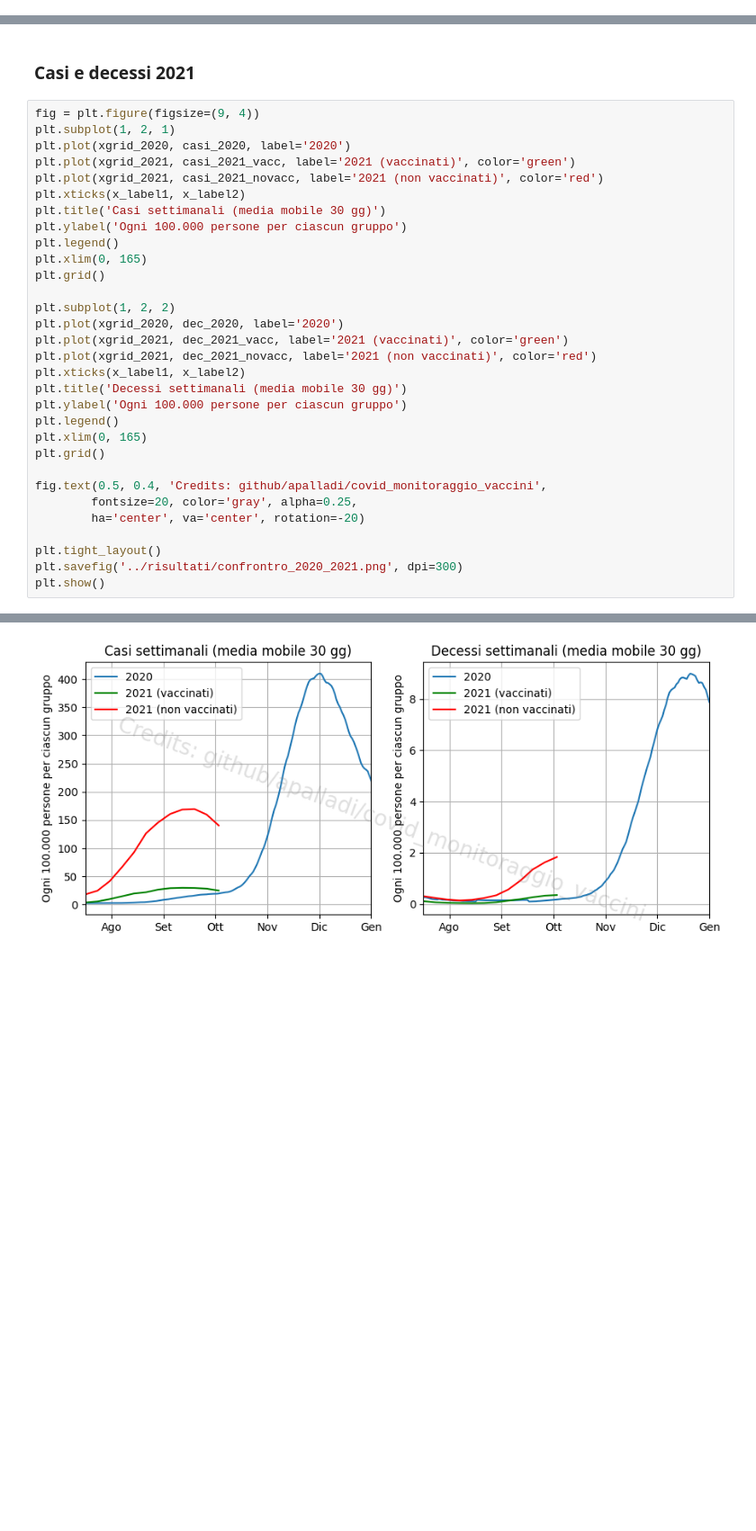
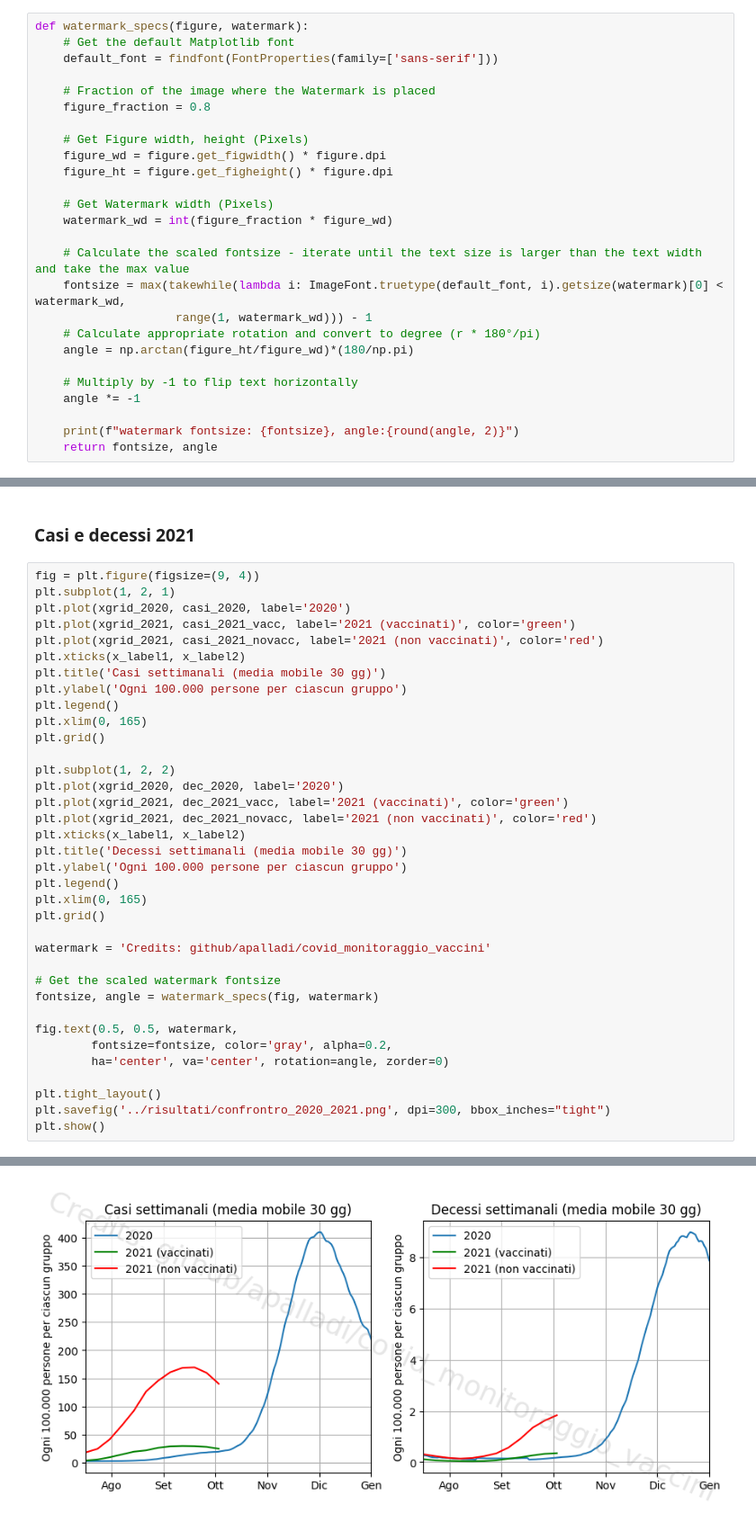
Before and after one commit to apalladi/covid_vaccini_monitoraggio, a Jupyter notebook: Notebooks/confronto_2020_2021.ipynb, the cells around one changed output, grey strips where cells are left out. Shown at 90% size. Saved outputs shown, nothing was run; the diff lists cells and outputs as text; blank space fills up the shorter version.

```diff
--- a/Notebooks/confronto_2020_2021.ipynb
+++ b/Notebooks/confronto_2020_2021.ipynb
@@ -67,6 +70,32 @@ xgrid_2021 = np.arange(0, 7*len(casi_2021_vacc), 7)
 # Andamento curve epidemiche
 # %% [markdown]
 ### Casi e decessi 2020
+# %%
+def watermark_specs(figure, watermark):
+    # Get the default Matplotlib font
+    default_font = findfont(FontProperties(family=['sans-serif']))
+
+    # Fraction of the image where the Watermark is placed
+    figure_fraction = 0.8
+
+    # Get Figure width, height (Pixels)
+    figure_wd = figure.get_figwidth() * figure.dpi
+    figure_ht = figure.get_figheight() * figure.dpi
+
+    # Get Watermark width (Pixels)
+    watermark_wd = int(figure_fraction * figure_wd)
+
+    # Calculate the scaled fontsize - iterate until the text size is larger than the text width and take the max value
+    fontsize = max(takewhile(lambda i: ImageFont.truetype(default_font, i).getsize(watermark)[0] < watermark_wd,
+                    range(1, watermark_wd))) - 1
+    # Calculate appropriate rotation and convert to degree (r * 180°/pi)
+    angle = np.arctan(figure_ht/figure_wd)*(180/np.pi)
+
+    # Multiply by -1 to flip text horizontally
+    angle *= -1
+
+    print(f"watermark fontsize: {fontsize}, angle:{round(angle, 2)}")
+    return fontsize, angle
 # %%
 abitanti_over12 = 540*10**5
 
@@ -107,11 +136,16 @@ plt.legend()
 plt.xlim(0, 165)
 plt.grid()
 
-fig.text(0.5, 0.4, 'Credits: github/apalladi/covid_monitoraggio_vaccini',
-        fontsize=20, color='gray', alpha=0.25,
-        ha='center', va='center', rotation=-20)
+watermark = 'Credits: github/apalladi/covid_monitoraggio_vaccini'
+
+# Get the scaled watermark fontsize
+fontsize, angle = watermark_specs(fig, watermark)
+
+fig.text(0.5, 0.5, watermark,
+        fontsize=fontsize, color='gray', alpha=0.2,
+        ha='center', va='center', rotation=angle, zorder=0)
 
 plt.tight_layout()
-plt.savefig('../risultati/confrontro_2020_2021.png', dpi=300)
+plt.savefig('../risultati/confrontro_2020_2021.png', dpi=300, bbox_inches="tight")
 plt.show()
 # %% [output]
@@ -118 +153 @@ plt.show()
-[figure, old version]
+[figure, new version]
```
Also changed, not shown: parts of 2 cells of this notebook, 10 other files.
